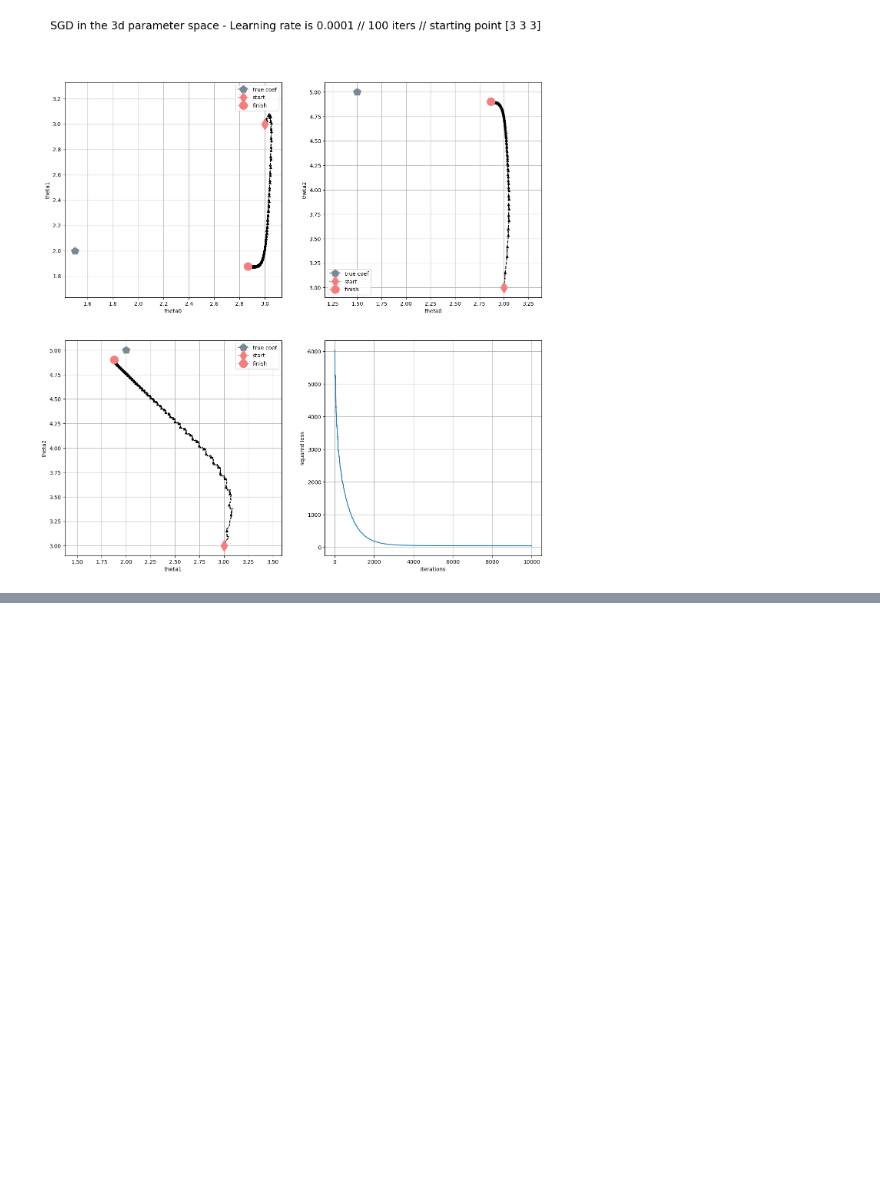
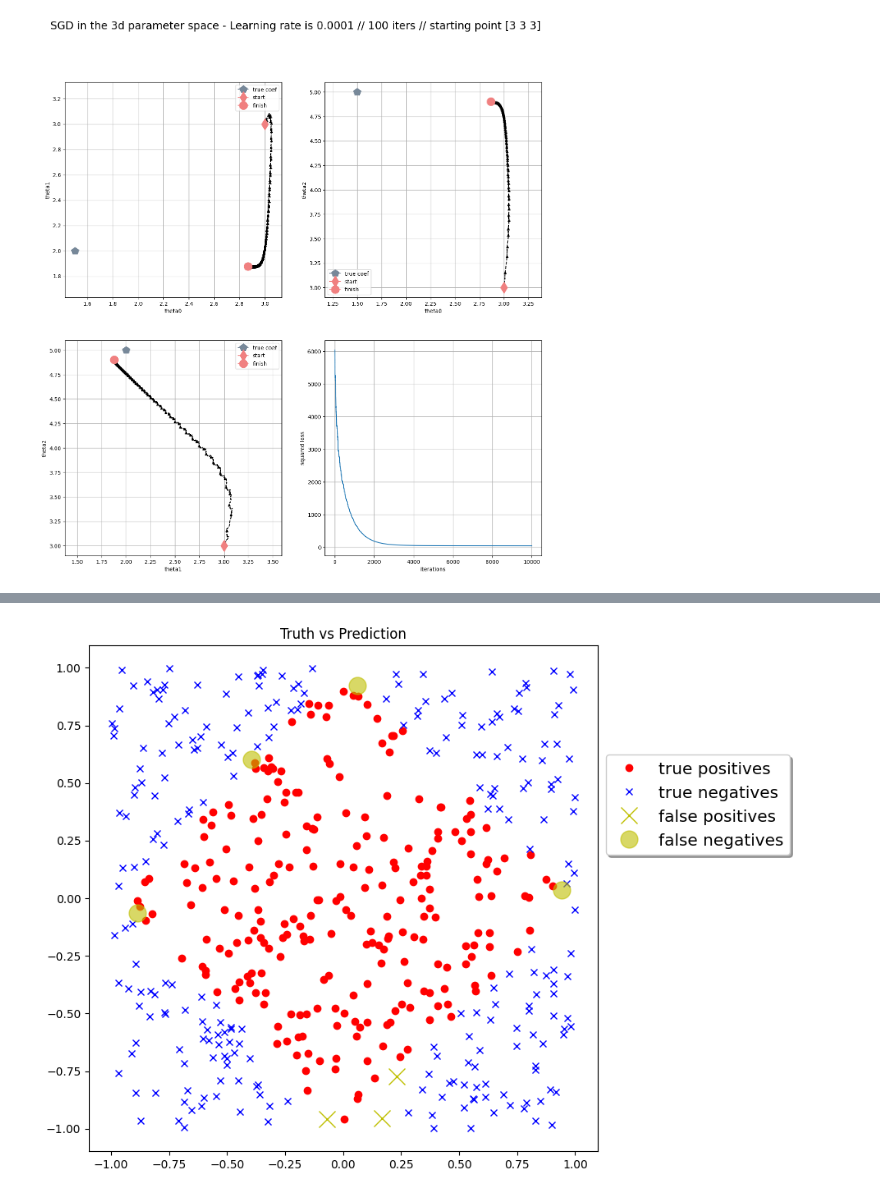
Before and after one commit to himanshukr72/Deep_learning, a Jupyter notebook: gradient descent.ipynb, the cells around one changed output, grey strips where cells are left out. Saved outputs shown, nothing was run; the diff lists cells and outputs as text; code cells hidden in the pictures; blank space fills up the shorter version.

```diff
--- a/gradient descent.ipynb
+++ b/gradient descent.ipynb
@@ -175,0 +332,15 @@ plot_all(theta_path, loss_vec, learning_rate, num_iter,
+# %%
+pred1 = (y_pred>=.5)
+pred0 = (y_pred<.5)
+
+fig, ax = plt.subplots(figsize=(8, 8))
+# true predictions
+ax.plot(x_mat[pred1 & (y==1),0],x_mat[pred1 & (y==1),1], 'ro', label='true positives')
+ax.plot(x_mat[pred0 & (y==0),0],x_mat[pred0 & (y==0),1], 'bx', label='true negatives')
+# false predictions
+ax.plot(x_mat[pred1 & (y==0),0],x_mat[pred1 & (y==0),1], 'yx', label='false positives', markersize=15)
+ax.plot(x_mat[pred0 & (y==1),0],x_mat[pred0 & (y==1),1], 'yo', label='false negatives', markersize=15, alpha=.6)
+ax.set(title='Truth vs Prediction')
+ax.legend(bbox_to_anchor=(1, 0.8), fancybox=True, shadow=True, fontsize='x-large');
+# %% [output]
+[figure, added]
```
Also changed, not shown: parts of 5 cells of this notebook.
